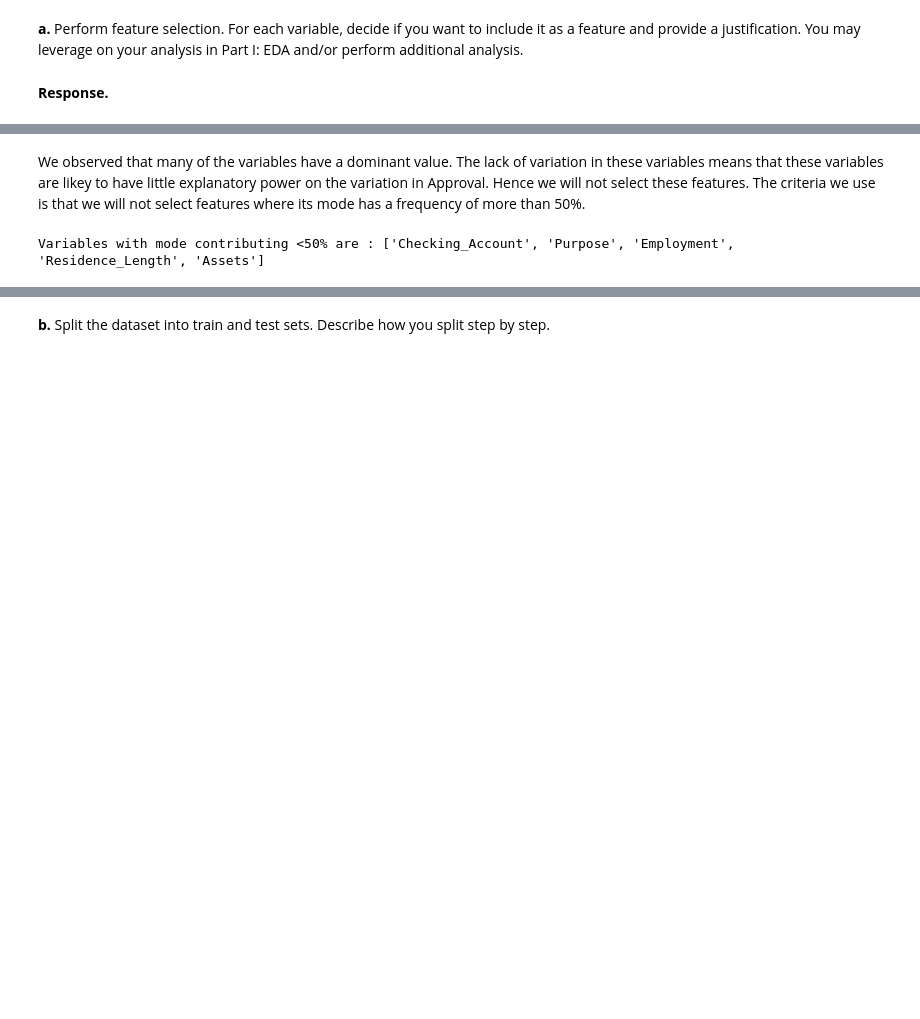
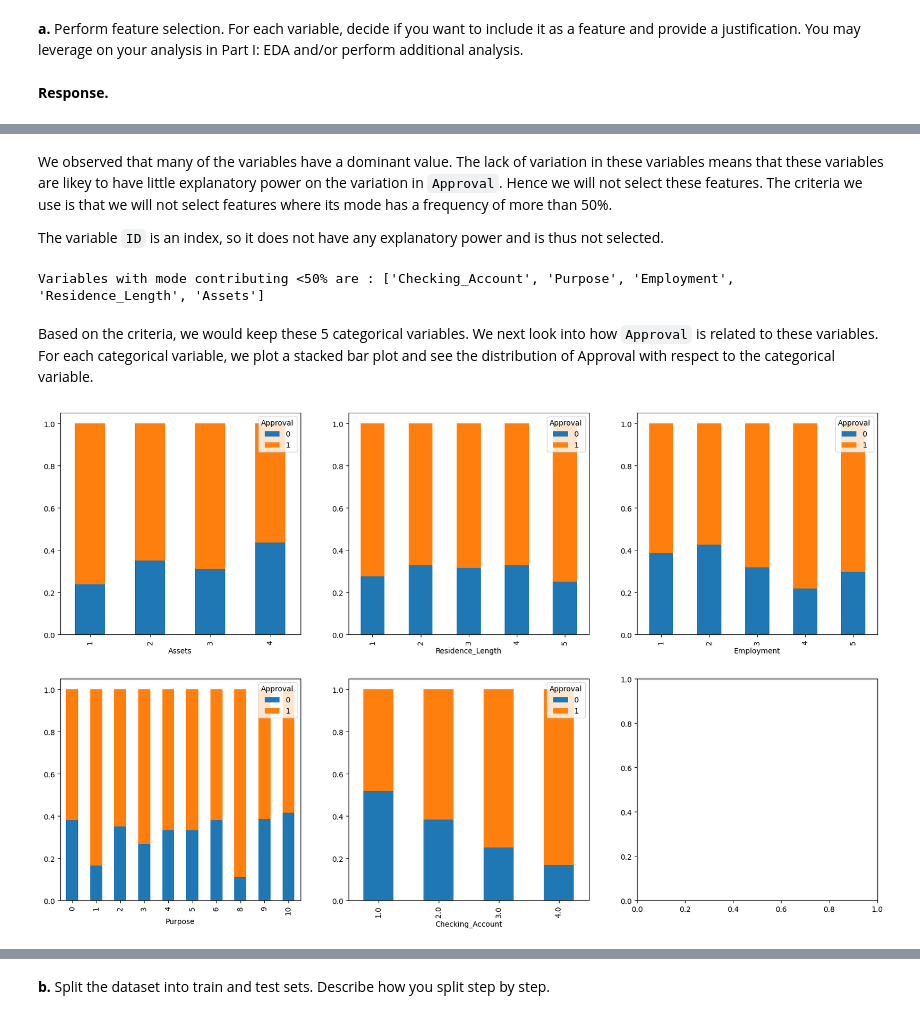
Before and after one commit to rynrindesu/cs105-credit-modeling, a Jupyter notebook: CS105 Project Submission (Final) 2025-checkpoint-checkpoint.ipynb, the cells around one changed output, grey strips where cells are left out. Cells and saved outputs as stored; diff of their text form; code cells hidden in the pictures; blank space fills up the shorter version.

```diff
--- a/CS105 Project Submission (Final) 2025-checkpoint-checkpoint.ipynb
+++ b/CS105 Project Submission (Final) 2025-checkpoint-checkpoint.ipynb
@@ -595,17 +597,36 @@ Number of categorical features: 15
 # %% [markdown]
-We observed that many of the variables have a dominant value. The lack of variation in these variables means that these variables are likey to have little explanatory power on the variation in Approval. Hence we will not select these features. The criteria we use is that we will not select features where its mode has a frequency of more than 50%.
+We observed that many of the variables have a dominant value. The lack of variation in these variables means that these variables are likey to have little explanatory power on the variation in `Approval`. Hence we will not select these features. The criteria we use is that we will not select features where its mode has a frequency of more than 50%.
+
+The variable `ID` is an index, so it does not have any explanatory power and is thus not selected.
 # %%
 # get 'important' categorical features i.e. those with mode having freq < 50%
 
 categorical_important = []
 
 for feature in valid_categorical_features:
-    #highest = data[feature].value_counts(normalize=True)[0]
+    if feature == 'Approval':
+        continue
+    elif feature == 'ID':
+        continue
     value_counts = data[feature].value_counts(normalize=True)
     highest_value = value_counts.iloc[0]
     if highest_value<0.5:
         categorical_important.append(feature)
 
+
 print(f"Variables with mode contributing <50% are : {categorical_important}")
 # %% [output]
 Variables with mode contributing <50% are : ['Checking_Account', 'Purpose', 'Employment', 'Residence_Length', 'Assets']
+# %% [markdown]
+Based on the criteria, we would keep these 5 categorical variables. We next look into how `Approval` is related to these variables.  For each categorical variable, we plot a stacked bar plot and see the distribution of Approval with respect to the categorical variable.
+# %%
+n = len(categorical_important)
+r, c = 2,3
+fig, ax = plt.subplots(r, c, figsize=(20,12))
+
+for i in range(n):
+    feature = categorical_important[::-1][i]
+    ax = plt.subplot(r,c,i+1)
+    pd.crosstab(data[feature], data["Approval"], normalize="index").plot.bar(stacked=True, ax=ax)
+# %% [output]
+[figure, added]
```
Also changed, not shown: parts of 28 cells of this notebook, 2 other files.
